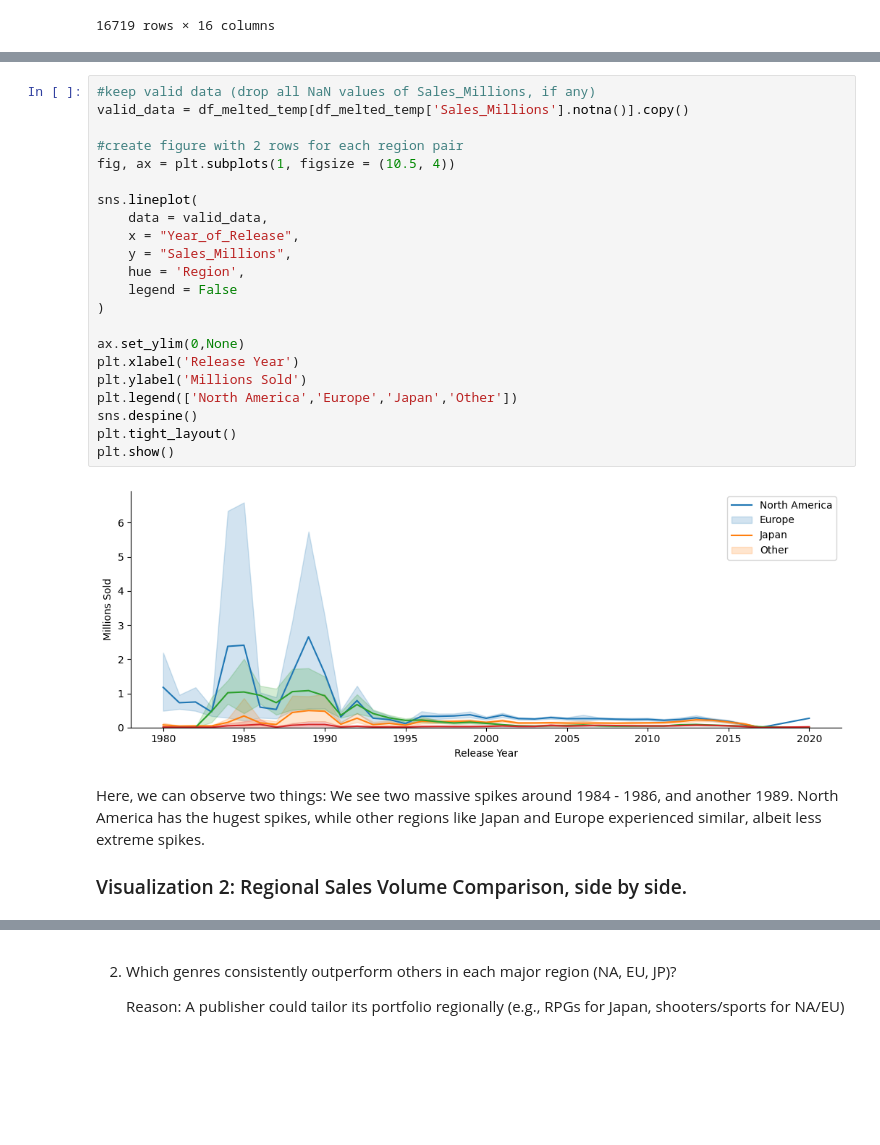
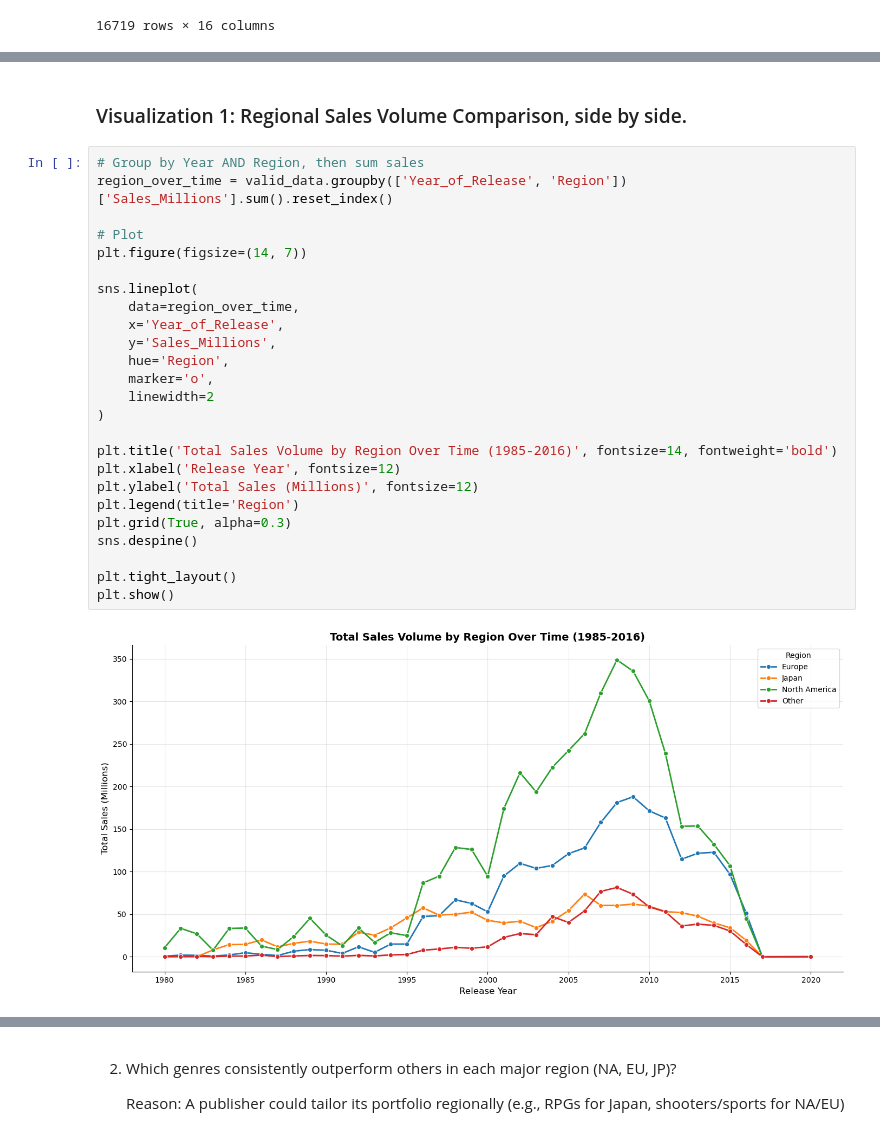
Before and after one commit to RacerBeats/DATA_ANALYTICS_FINAL_PROJ, a Jupyter notebook: Gaming sales project/game_analysis.ipynb, the cells around one changed output, grey strips where cells are left out. Saved outputs shown, nothing was run; the diff lists cells and outputs as text; blank space fills up the shorter version.

```diff
--- a/Gaming sales project/game_analysis.ipynb
+++ b/Gaming sales project/game_analysis.ipynb
@@ -108,30 +101,32 @@ print(f"First 5 rows:\n{df_melted_temp.head()}")
 2           2008.0           15.68  North America
 3           2009.0           15.61  North America
 4           1996.0           11.27  North America
-# %%
-#keep valid data (drop all NaN values of Sales_Millions, if any)
-valid_data = df_melted_temp[df_melted_temp['Sales_Millions'].notna()].copy()
-
-#create figure with 2 rows for each region pair
-fig, ax = plt.subplots(1, figsize = (10.5, 4))
-
-sns.lineplot(
-    data = valid_data,
-    x = "Year_of_Release",
-    y = "Sales_Millions",
-    hue = 'Region',
-    legend = False
-)
-
-ax.set_ylim(0,None)
-plt.xlabel('Release Year')
-plt.ylabel('Millions Sold')
-plt.legend(['North America','Europe','Japan','Other'])
-sns.despine()
-plt.tight_layout()
-plt.show()
-# %% [output]
-[figure, removed]
-# %% [markdown]
-Here, we can observe two things: We see two massive spikes around 1984 - 1986, and another 1989. North America has the hugest spikes, while other regions like Japan and Europe experienced similar, albeit less extreme spikes.
-### Visualization 2: Regional Sales Volume Comparison, side by side.
+# %% [markdown]
+### Visualization 1: Regional Sales Volume Comparison, side by side.
+# %%
+# Group by Year AND Region, then sum sales
+region_over_time = valid_data.groupby(['Year_of_Release', 'Region'])['Sales_Millions'].sum().reset_index()
+
+# Plot
+plt.figure(figsize=(14, 7))
+
+sns.lineplot(
+    data=region_over_time,
+    x='Year_of_Release',
+    y='Sales_Millions',
+    hue='Region',
+    marker='o',
+    linewidth=2
+)
+
+plt.title('Total Sales Volume by Region Over Time (1985-2016)', fontsize=14, fontweight='bold')
+plt.xlabel('Release Year', fontsize=12)
+plt.ylabel('Total Sales (Millions)', fontsize=12)
+plt.legend(title='Region')
+plt.grid(True, alpha=0.3)
+sns.despine()
+
+plt.tight_layout()
+plt.show()
+# %% [output]
+[figure, added]
```
Also changed, not shown: parts of 10 cells of this notebook, 2 other files.
